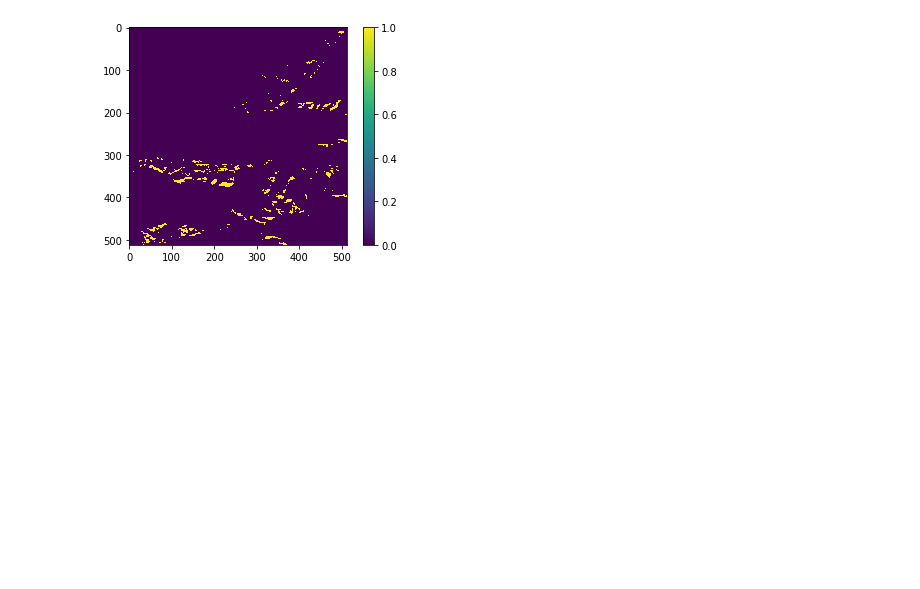
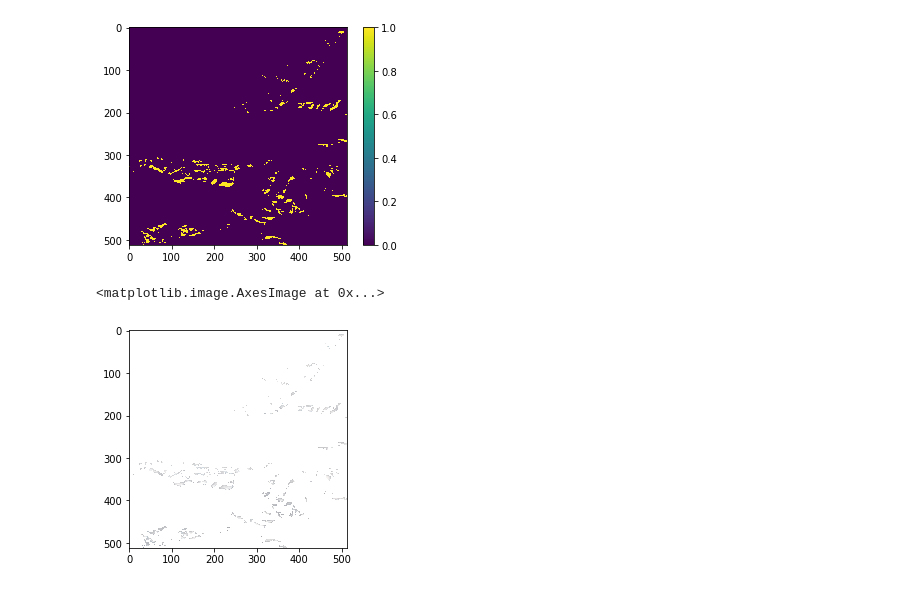
Before and after one commit to mblackgeo/AntarcticRockOutcrop, a Jupyter notebook: burton_johnson_model.ipynb, the cells around one changed output. Saved outputs shown, nothing was run; the diff lists cells and outputs as text; code cells hidden in the pictures; blank space fills up the shorter version.

Commit message:
full color masked image created

```diff
--- a/burton_johnson_model.ipynb
+++ b/burton_johnson_model.ipynb
@@ -244,3 +248,10 @@ plt.colorbar()
 # %% [output]
 <matplotlib.colorbar.Colorbar at 0x...>
 [figure]
+# %%
+mask_final_norm = mask_final * 255
+full_color_masked = np.dstack((B4_norm, B3_norm, B2_norm, mask_final_norm))
+plt.imshow(full_color_masked)
+# %% [output]
+<matplotlib.image.AxesImage at 0x...>
+[figure, added]
```
Also changed, not shown: parts of 4 cells of this notebook.
